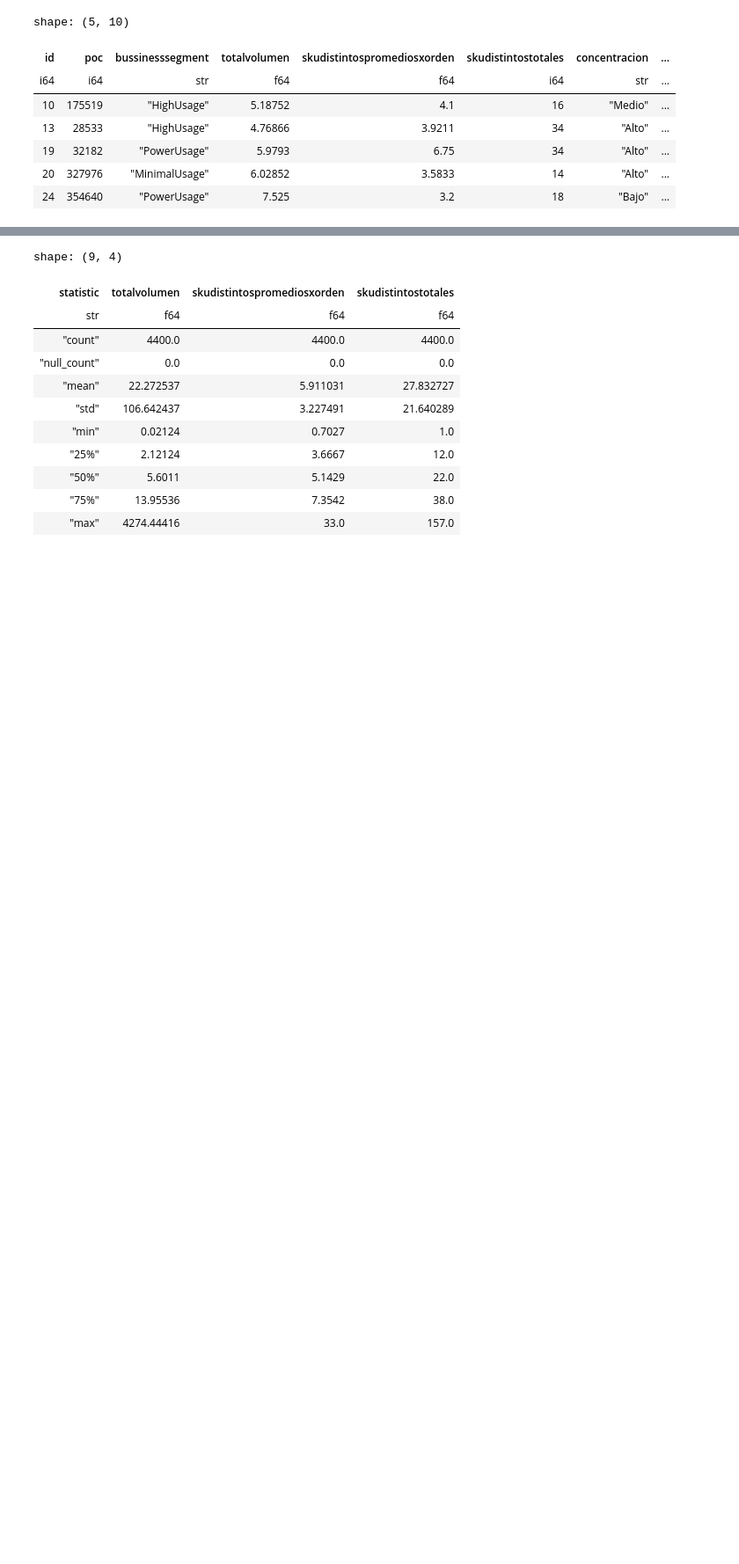
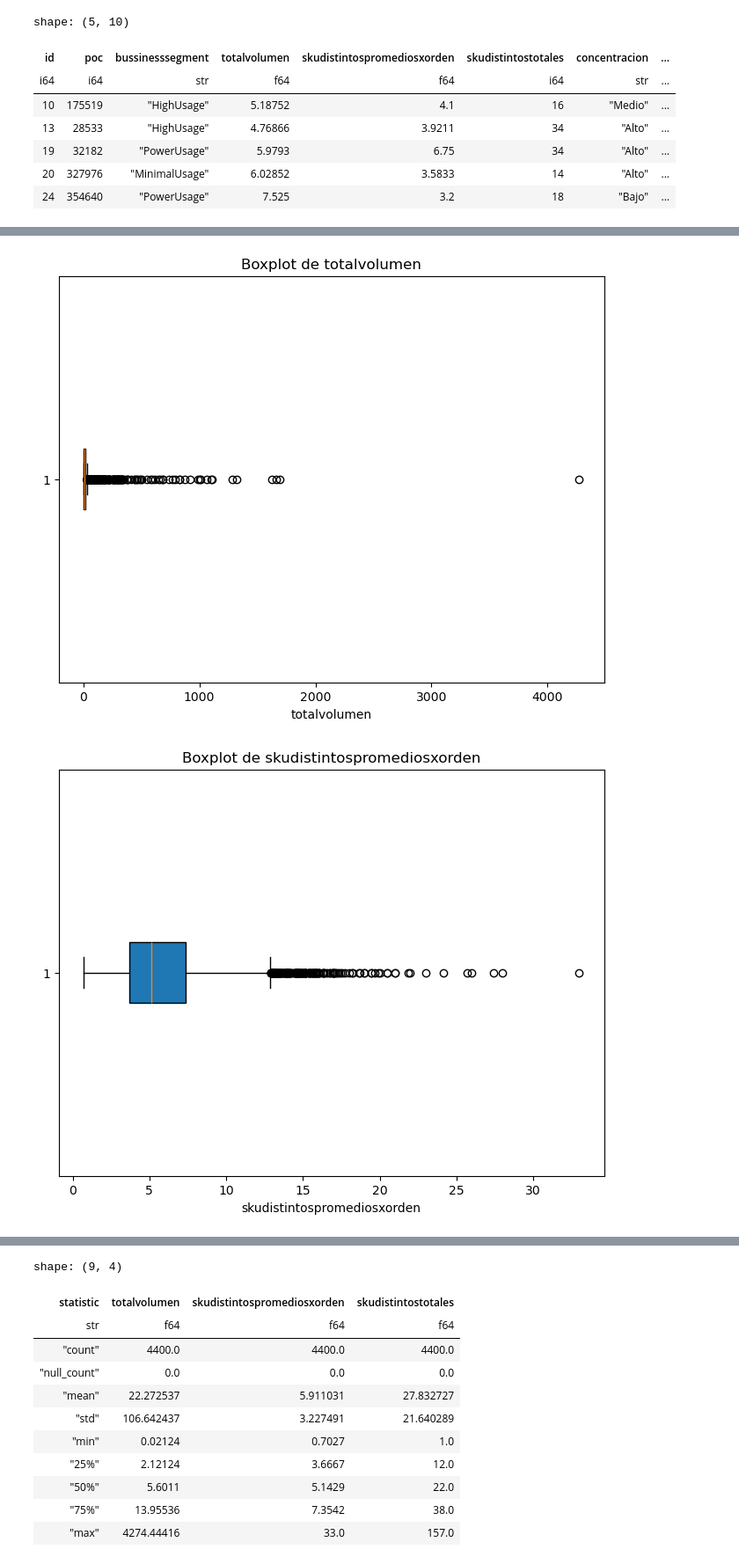
Before and after one commit to iair/challenge_AB_InBev, a Jupyter notebook: notebooks/EDA.ipynb, the cells around one changed output, grey strips where cells are left out. Shown at 88% size. Cells and saved outputs as stored; diff of their text form; code cells hidden in the pictures; blank space fills up the shorter version.

```diff
--- a/notebooks/EDA.ipynb
+++ b/notebooks/EDA.ipynb
@@ -145,0 +493,5 @@ shape: (5, 10)
+# %%
+plot_boxplots(atributes, numerical)
+# %% [output]
+[figure, added]
+[figure, added]
```
Also changed, not shown: parts of 37 cells of this notebook, 2 other files.
